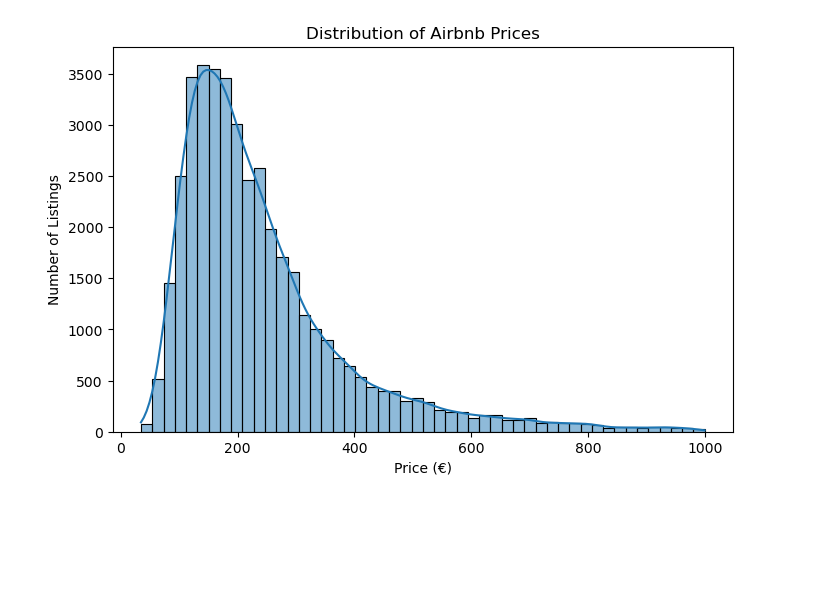
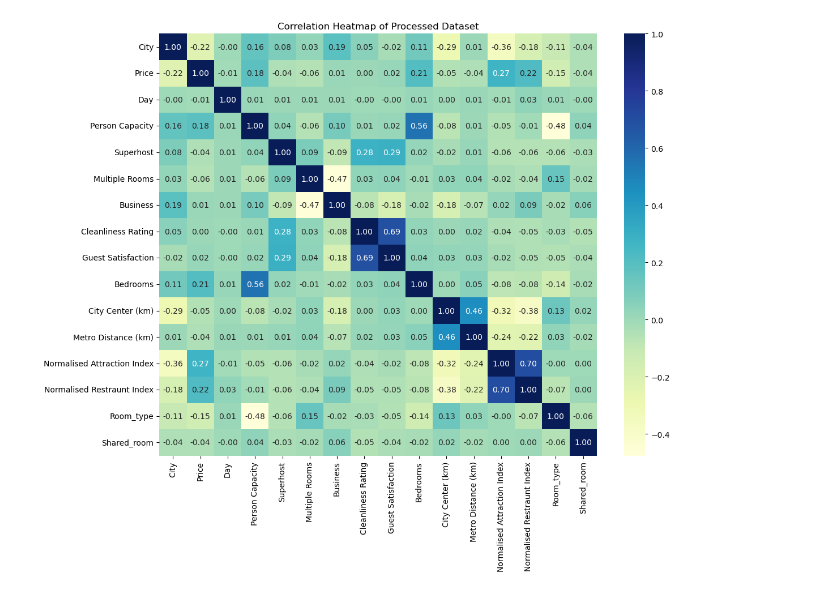
Before and after one commit to Joona1024/MLProject, a Jupyter notebook: main.ipynb, the cells around one changed output. Drawn from its saved outputs; the diff is of its cells as text; code cells hidden in the pictures; blank space fills up the shorter version.

Commit message:
heatmap, histogram, scatterplot*
*

```diff
--- a/main.ipynb
+++ b/main.ipynb
@@ -1,21 +1,47 @@
-# %%
-import numpy as np
-import pandas as pd
-import matplotlib.pyplot as plt
-import seaborn as sns
-
-df = pd.read_csv("Aemf1.csv") #load dataset
-
-prices = df['Price']
-prices = df[(df['Price'] > 10) & (df['Price'] < 1000)]['Price']
-
-#testi2
-
-plt.figure(figsize=(8, 5))
-sns.histplot(prices, bins=50, kde=True)  # Histogram with kernel density estimate
-plt.title("Distribution of Airbnb Prices")
-plt.xlabel("Price (€)")
-plt.ylabel("Number of Listings")
-plt.show()
-# %% [output]
-[figure, removed]
+# %%
+import pandas as pd
+import seaborn as sns
+import matplotlib.pyplot as plt
+import numpy as np
+
+
+#DISPLAYING THE FEATURES IN A HEATMAP
+
+
+# Step 1: Load the dataset
+df = pd.read_csv("Aemf1.csv")
+
+# Step 2: Drop unnecessary columns
+df = df.drop(columns=["Attraction Index", "Restraunt Index", "Private Room"])
+
+# Step 3: Map city names to index
+city_mapping = {
+    'Berlin': 0,
+    'Amsterdam': 1,
+    'Vienna': 2,
+    'Paris': 3,
+    'Budapest': 4,
+    'Barcelona': 5,
+    'Rome': 6,
+    'Lisbon': 7,
+    'Athens': 8
+}
+df["City"] = df["City"].map(city_mapping)
+
+# Step 4: Convert categorical features to binary
+df["Room_type"] = df["Room Type"].apply(lambda x: 1 if x == "Private room" else 0)
+df["Day"] = df["Day"].apply(lambda x: 1 if x == "Weekday" else 0)
+df["Shared_room"] = df["Shared Room"].astype(int)
+df["Superhost"] = df["Superhost"].astype(int)
+
+# Step 5: Drop the original textual columns
+df = df.drop(columns=["Room Type", "Shared Room"])
+
+# Step 6: Create correlation heatmap
+plt.figure(figsize=(12, 10))
+sns.heatmap(df.corr(), annot=True, cmap="YlGnBu", fmt=".2f")
+plt.title("Correlation Heatmap of Processed Dataset")
+plt.tight_layout()
+plt.show()
+# %% [output]
+[figure, added]
```
Also changed, not shown: parts of 5 cells of this notebook, 2 other files.
